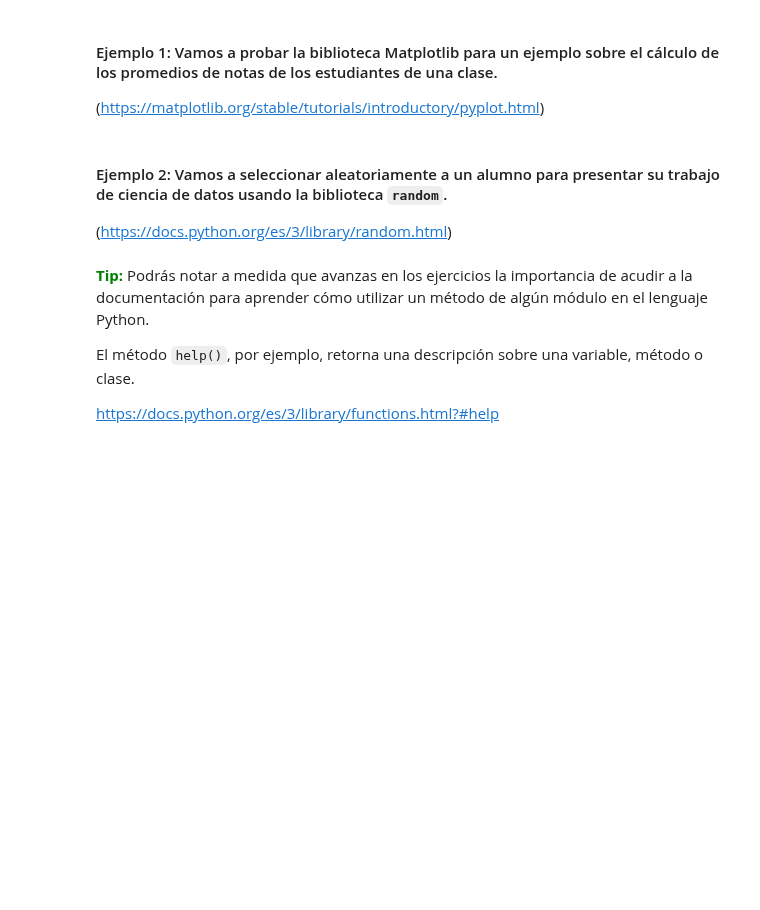
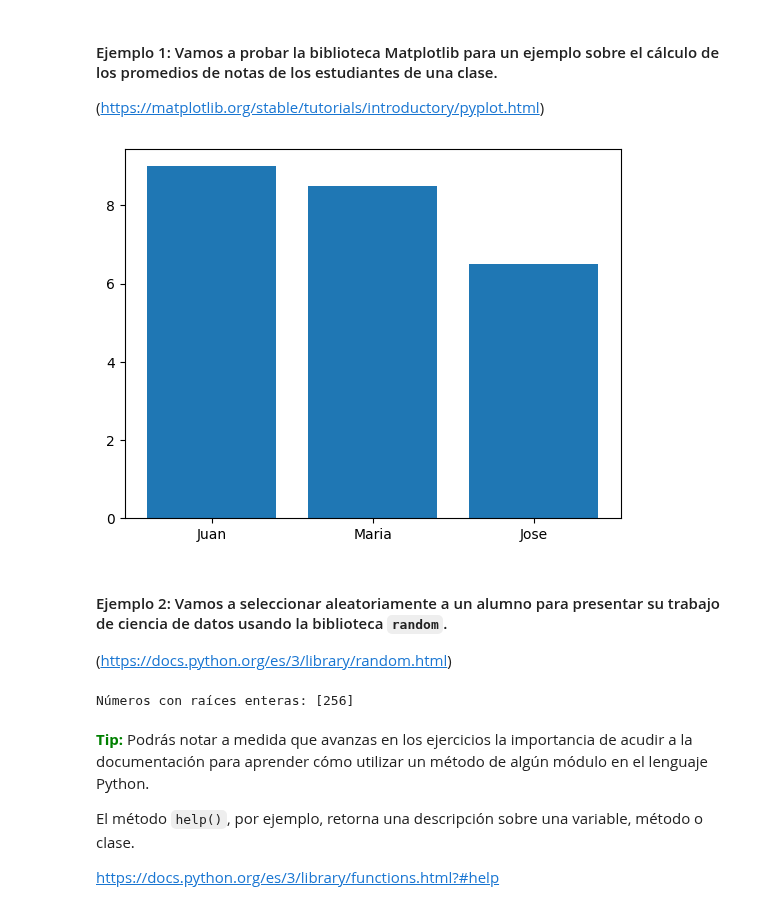
Before and after one commit to RojasSaenzJulian/04_Desarrollo-de-AWP, a Jupyter notebook: Python_para_Data_Science.ipynb, the cells around one changed output. Drawn from its saved outputs; the diff is of its cells as text; code cells hidden in the pictures; blank space fills up the shorter version.

```diff
--- a/Python_para_Data_Science.ipynb
+++ b/Python_para_Data_Science.ipynb
@@ -28,3 +46,11 @@ Existe también PYPI que es un repositorio de bibliotecas Python que contiene la
 #### Ejemplo 1: Vamos a probar la biblioteca Matplotlib para un ejemplo sobre el cálculo de los promedios de notas de los estudiantes de una clase.
 
 (https://matplotlib.org/stable/tutorials/introductory/pyplot.html)
+# %%
+estudiante = ['Juan', 'Maria', 'Jose']
+notas =[9,8.5,6.5]
+# %%
+plt.bar(x=estudiante, height=notas)
+plt.show()
+# %% [output]
+[figure, added]
@@ -32,3 +60,11 @@ Existe también PYPI que es un repositorio de bibliotecas Python que contiene la
 #### Ejemplo 2: Vamos a seleccionar aleatoriamente a un alumno para presentar su trabajo de ciencia de datos usando la biblioteca `random`.
 
 (https://docs.python.org/es/3/library/random.html)
+# %%
+import math
+
+numeros = [2, 8, 15, 23, 91, 112, 256]
+raices_enteras = [num for num in numeros if math.sqrt(num) % 1 == 0]
+print("Números con raíces enteras:", raices_enteras)
+# %% [output]
+Números con raíces enteras: [256]
```
Also changed, not shown: parts of 15 cells of this notebook.
